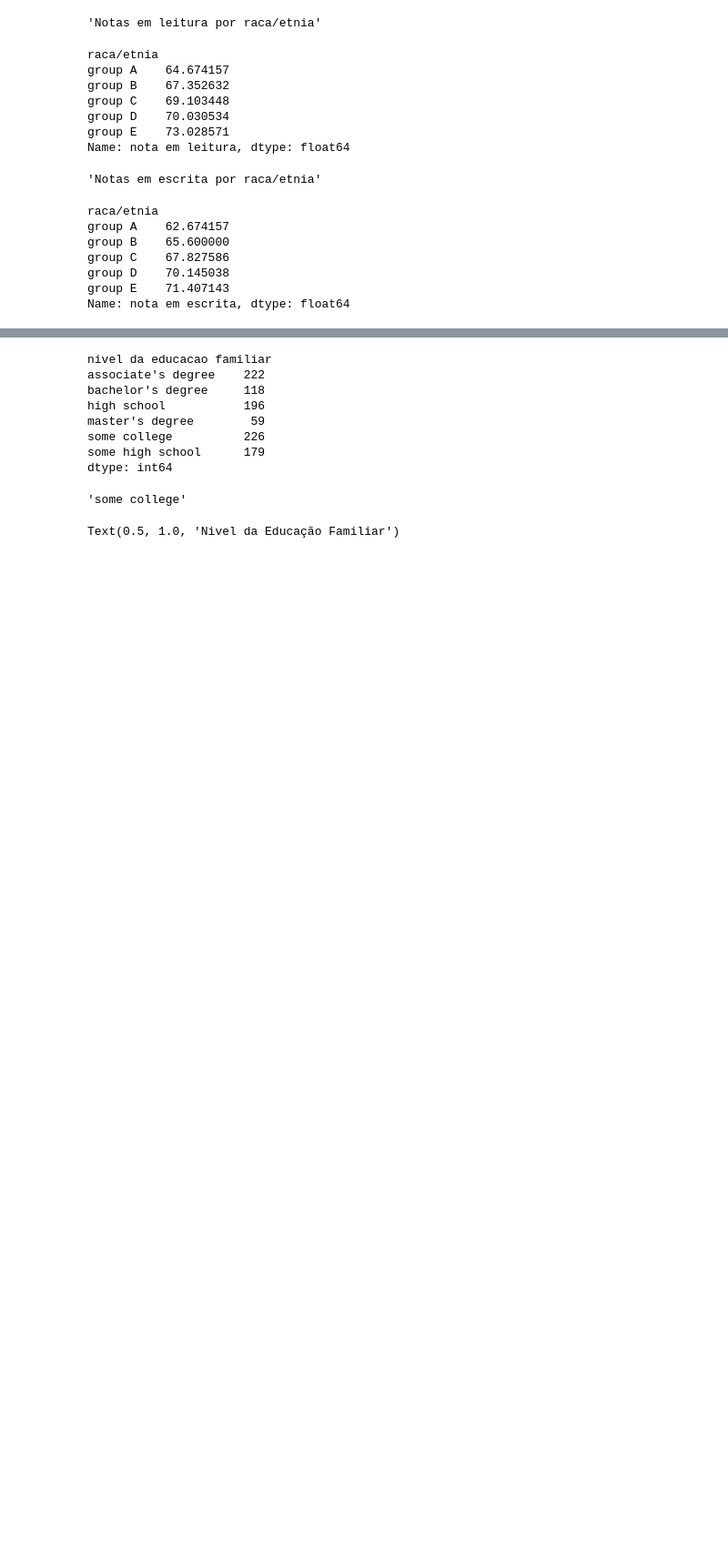
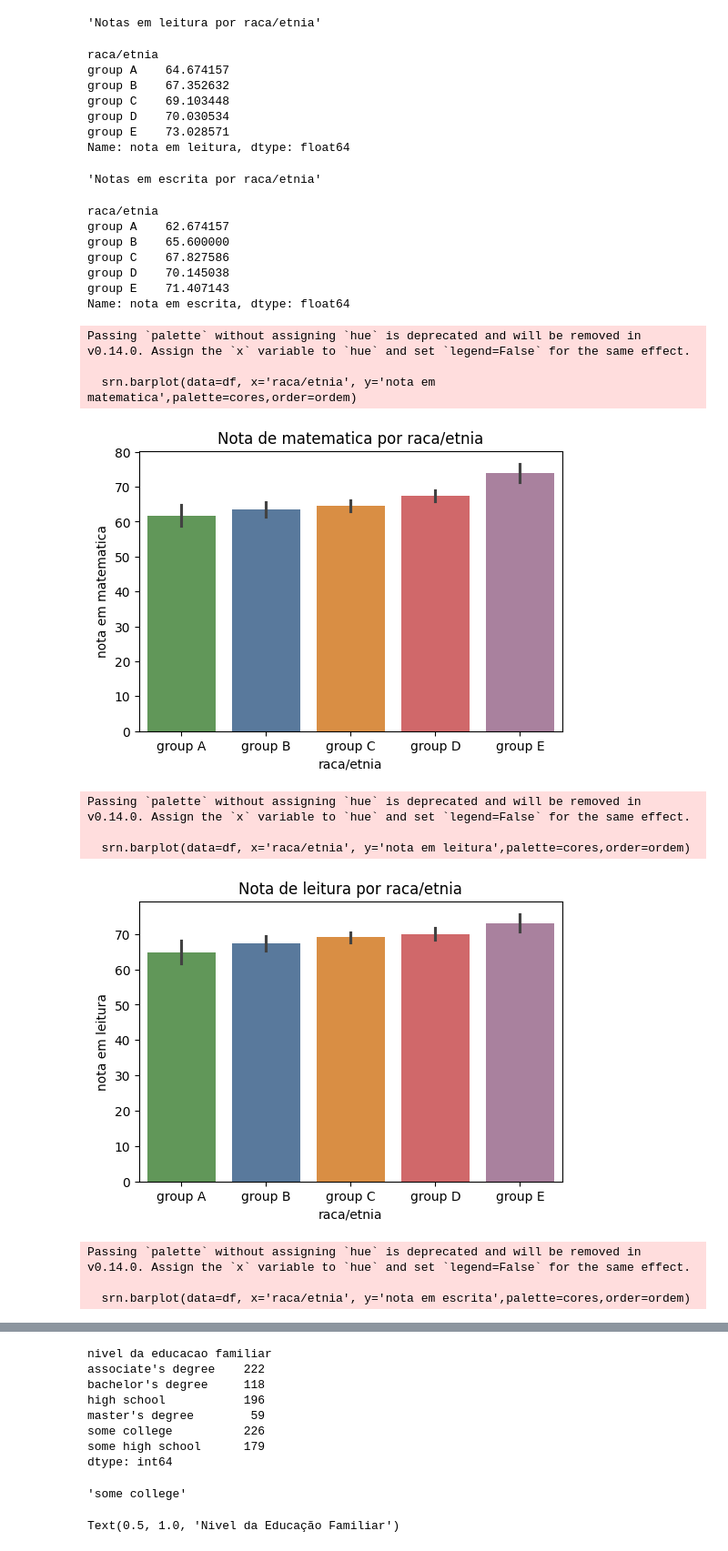
Before and after one commit to Rodrigo-Jr08/Semana-4, a Jupyter notebook: estatistica.ipynb, the cells around one changed output, grey strips where cells are left out. Shown at 91% size. Cells and saved outputs as stored; diff of their text form; code cells hidden in the pictures; blank space fills up the shorter version.

```diff
--- a/estatistica.ipynb
+++ b/estatistica.ipynb
@@ -145,3 +177,38 @@ group C    67.827586
 group D    70.145038
 group E    71.407143
 Name: nota em escrita, dtype: float64
+# %%
+cores = {
+   'group A' : '#59A14F',  # verde
+   'group B' : '#4E79A7',  # azul
+   'group C' : '#F28E2B',  # laranja
+   'group D' : '#E15759',  # vermelho
+   'group E' : '#B07AA1'   # roxo
+}
+ordem= ['group A','group B','group C','group D','group E']
+plt.figure(figsize=(6,4))
+srn.barplot(data=df, x='raca/etnia', y='nota em matematica',palette=cores,order=ordem)
+plt.title("Nota de matematica por raca/etnia")
+plt.show()
+
+plt.figure(figsize=(6,4))
+srn.barplot(data=df, x='raca/etnia', y='nota em leitura',palette=cores,order=ordem)
+plt.title("Nota de leitura por raca/etnia")
+plt.show()
+
+plt.figure(figsize=(6,4))
+srn.barplot(data=df, x='raca/etnia', y='nota em escrita',palette=cores,order=ordem)
+plt.title("Nota de escrita por raca/etnia")
+plt.show()
+# %% [output]
+Passing `palette` without assigning `hue` is deprecated and will be removed in v0.14.0. Assign the `x` variable to `hue` and set `legend=False` for the same effect.
+
+  srn.barplot(data=df, x='raca/etnia', y='nota em matematica',palette=cores,order=ordem)
+[figure, added]
+Passing `palette` without assigning `hue` is deprecated and will be removed in v0.14.0. Assign the `x` variable to `hue` and set `legend=False` for the same effect.
+
+  srn.barplot(data=df, x='raca/etnia', y='nota em leitura',palette=cores,order=ordem)
+[figure, added]
+Passing `palette` without assigning `hue` is deprecated and will be removed in v0.14.0. Assign the `x` variable to `hue` and set `legend=False` for the same effect.
+
+  srn.barplot(data=df, x='raca/etnia', y='nota em escrita',palette=cores,order=ordem)
```
Also changed, not shown: parts of 7 cells of this notebook.
